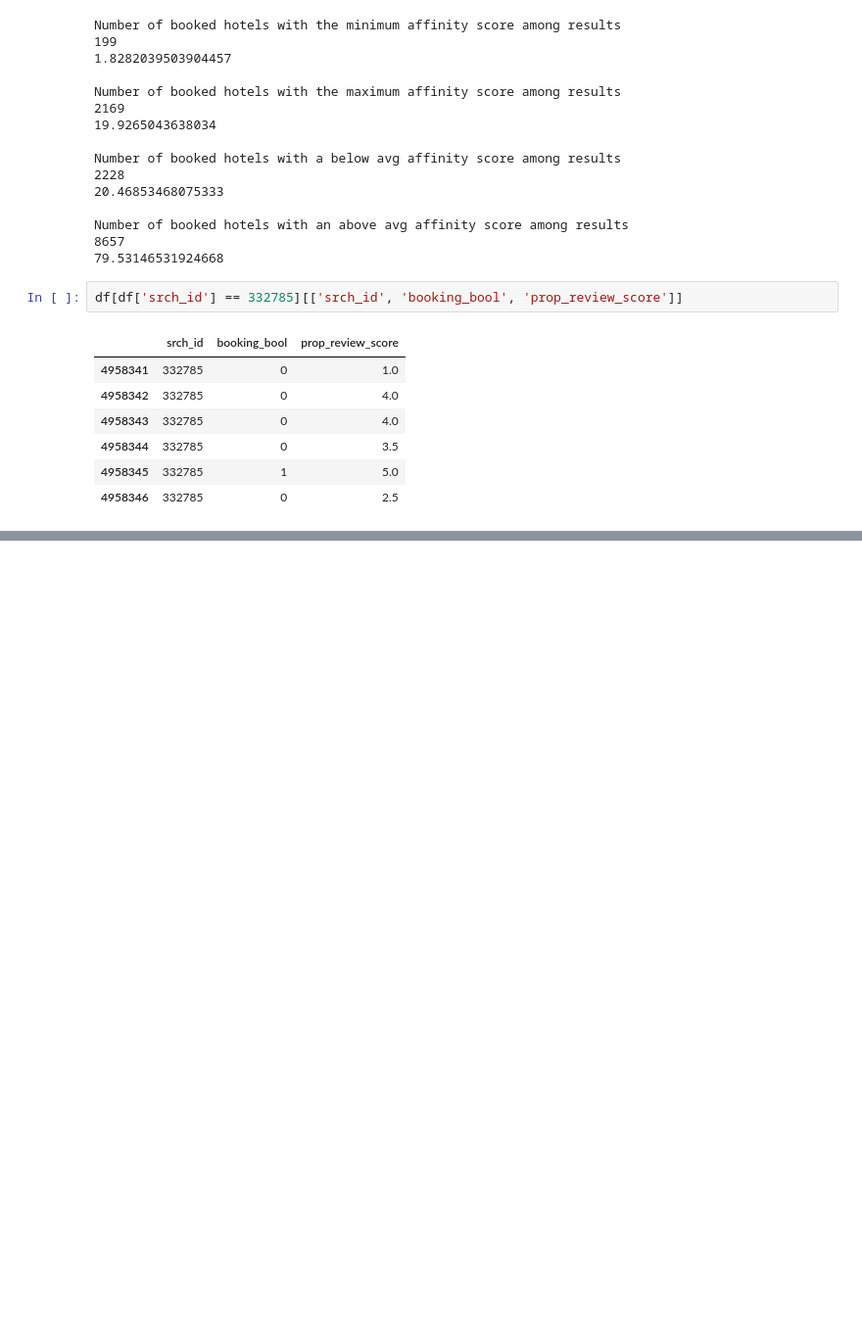
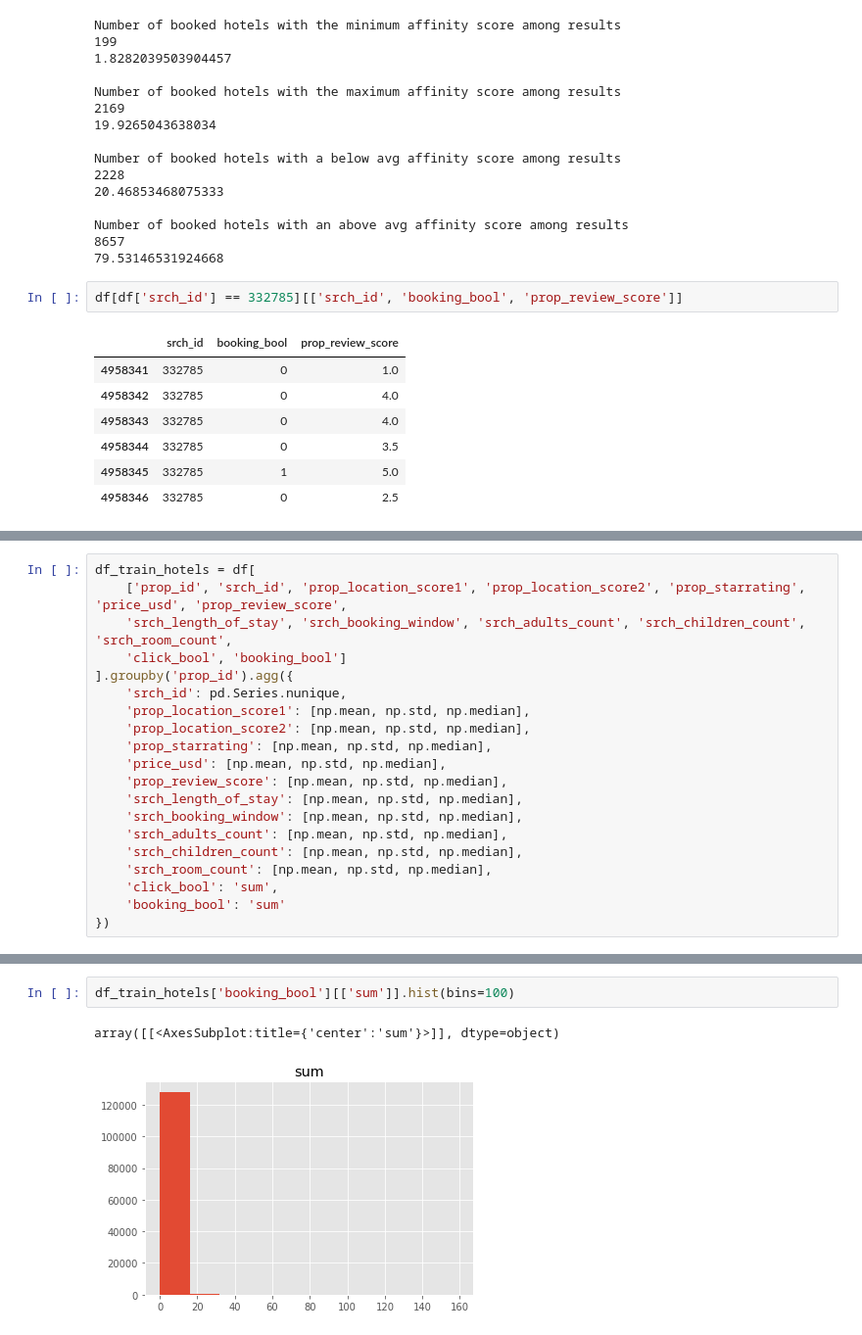
Before and after one commit to lkuffo/dm-kaggle, a Jupyter notebook: EDA 1.ipynb, the cells around one changed output, grey strips where cells are left out. Shown at 98% size. Drawn from its saved outputs; the diff is of its cells as text; blank space fills up the shorter version.

```diff
--- a/EDA 1.ipynb
+++ b/EDA 1.ipynb
@@ -765,0 +1160,20 @@ df[df['srch_id'] == 332785][['srch_id', 'booking_bool', 'prop_review_score']]
+# %%
+df_train_hotels = df[
+    ['prop_id', 'srch_id', 'prop_location_score1', 'prop_location_score2', 'prop_starrating', 'price_usd', 'prop_review_score',
+    'srch_length_of_stay', 'srch_booking_window', 'srch_adults_count', 'srch_children_count', 'srch_room_count',
+    'click_bool', 'booking_bool']
+].groupby('prop_id').agg({
+    'srch_id': pd.Series.nunique,
+    'prop_location_score1': [np.mean, np.std, np.median],
+    'prop_location_score2': [np.mean, np.std, np.median],
+    'prop_starrating': [np.mean, np.std, np.median],
+    'price_usd': [np.mean, np.std, np.median],
+    'prop_review_score': [np.mean, np.std, np.median],
+    'srch_length_of_stay': [np.mean, np.std, np.median],
+    'srch_booking_window': [np.mean, np.std, np.median],
+    'srch_adults_count': [np.mean, np.std, np.median],
+    'srch_children_count': [np.mean, np.std, np.median],
+    'srch_room_count': [np.mean, np.std, np.median],
+    'click_bool': 'sum',
+    'booking_bool': 'sum'
+})
@@ -765,0 +1194,5 @@ df[df['srch_id'] == 332785][['srch_id', 'booking_bool', 'prop_review_score']]
+# %%
+df_train_hotels['booking_bool'][['sum']].hist(bins=100)
+# %% [output]
+array([[<AxesSubplot:title={'center':'sum'}>]], dtype=object)
+[figure, added]
```
Also changed, not shown: parts of 33 cells of this notebook.
